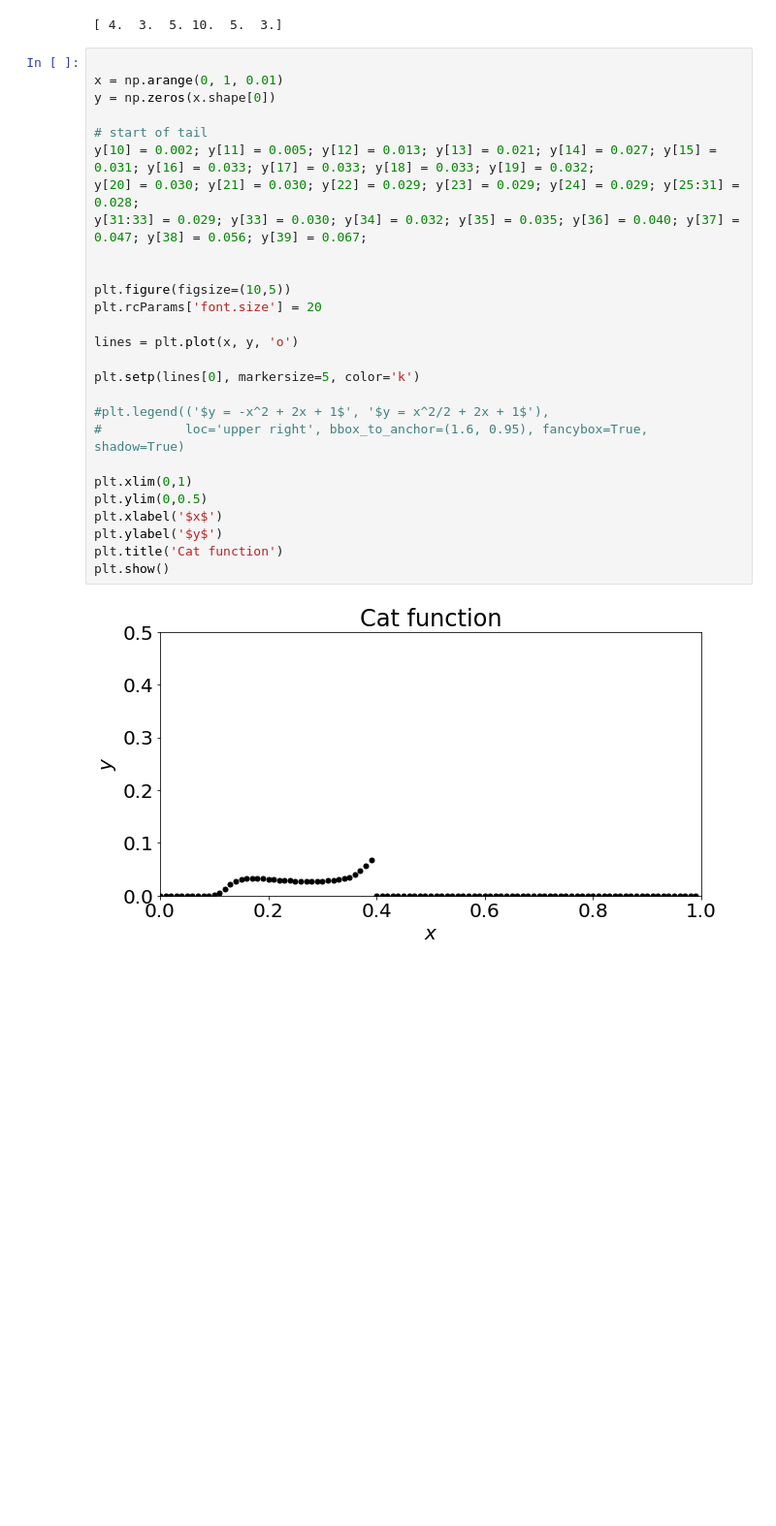
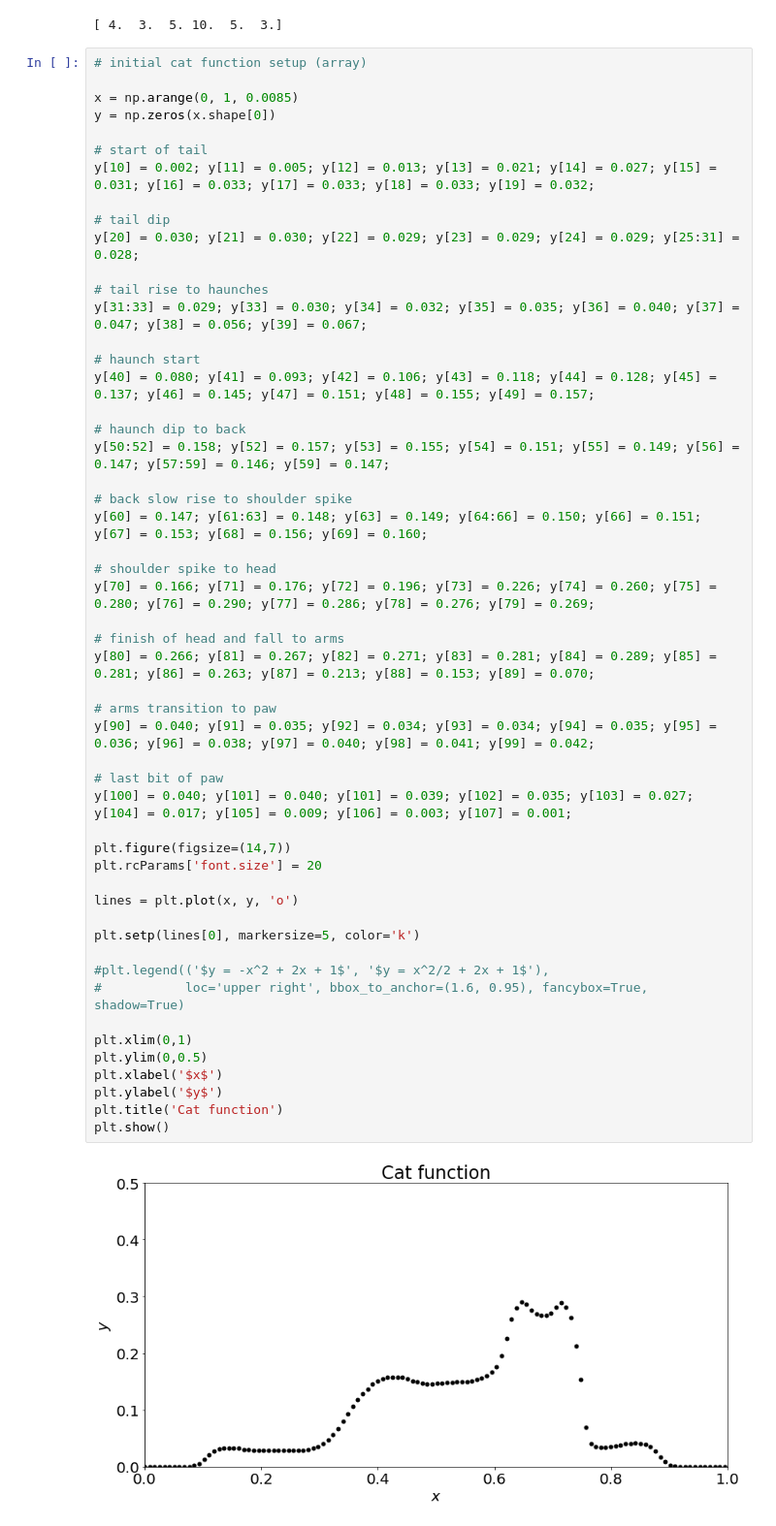
Before and after one commit to bradleypmartin/LinearAlgebraGeekout190405, a Jupyter notebook: 1D image compression.ipynb, the cells around one changed output. Shown: that part at 97% size. Drawn from its saved outputs; the diff is of its cells as text; blank space fills up the shorter version.

Commit message:
illustration of compression functions done

```diff
--- a/1D image compression.ipynb
+++ b/1D image compression.ipynb
@@ -17,31 +18,56 @@ print(array1recov)
 # %% [output]
 [ 4.  3.  5. 10.  5.  3.]
 # %%
+# initial cat function setup (array)
 
-x = np.arange(0, 1, 0.01)
+x = np.arange(0, 1, 0.0085)
 y = np.zeros(x.shape[0])
 
 # start of tail
 y[10] = 0.002; y[11] = 0.005; y[12] = 0.013; y[13] = 0.021; y[14] = 0.027; y[15] = 0.031; y[16] = 0.033; y[17] = 0.033; y[18] = 0.033; y[19] = 0.032;
+
+# tail dip
 y[20] = 0.030; y[21] = 0.030; y[22] = 0.029; y[23] = 0.029; y[24] = 0.029; y[25:31] = 0.028;
+
+# tail rise to haunches
 y[31:33] = 0.029; y[33] = 0.030; y[34] = 0.032; y[35] = 0.035; y[36] = 0.040; y[37] = 0.047; y[38] = 0.056; y[39] = 0.067;
 
+# haunch start
+y[40] = 0.080; y[41] = 0.093; y[42] = 0.106; y[43] = 0.118; y[44] = 0.128; y[45] = 0.137; y[46] = 0.145; y[47] = 0.151; y[48] = 0.155; y[49] = 0.157;
 
-plt.figure(figsize=(10,5))
+# haunch dip to back
+y[50:52] = 0.158; y[52] = 0.157; y[53] = 0.155; y[54] = 0.151; y[55] = 0.149; y[56] = 0.147; y[57:59] = 0.146; y[59] = 0.147;
+
+# back slow rise to shoulder spike
+y[60] = 0.147; y[61:63] = 0.148; y[63] = 0.149; y[64:66] = 0.150; y[66] = 0.151; y[67] = 0.153; y[68] = 0.156; y[69] = 0.160;
+
+# shoulder spike to head
+y[70] = 0.166; y[71] = 0.176; y[72] = 0.196; y[73] = 0.226; y[74] = 0.260; y[75] = 0.280; y[76] = 0.290; y[77] = 0.286; y[78] = 0.276; y[79] = 0.269;
+
+# finish of head and fall to arms
+y[80] = 0.266; y[81] = 0.267; y[82] = 0.271; y[83] = 0.281; y[84] = 0.289; y[85] = 0.281; y[86] = 0.263; y[87] = 0.213; y[88] = 0.153; y[89] = 0.070;
+
+# arms transition to paw
+y[90] = 0.040; y[91] = 0.035; y[92] = 0.034; y[93] = 0.034; y[94] = 0.035; y[95] = 0.036; y[96] = 0.038; y[97] = 0.040; y[98] = 0.041; y[99] = 0.042;
+
+# last bit of paw
+y[100] = 0.040; y[101] = 0.040; y[101] = 0.039; y[102] = 0.035; y[103] = 0.027; y[104] = 0.017; y[105] = 0.009; y[106] = 0.003; y[107] = 0.001;
+
+plt.figure(figsize=(14,7))
 plt.rcParams['font.size'] = 20
 
 lines = plt.plot(x, y, 'o')
 
 plt.setp(lines[0], markersize=5, color='k')
 
 #plt.legend(('$y = -x^2 + 2x + 1$', '$y = x^2/2 + 2x + 1$'),
 #           loc='upper right', bbox_to_anchor=(1.6, 0.95), fancybox=True, shadow=True)
 
 plt.xlim(0,1)
 plt.ylim(0,0.5)
 plt.xlabel('$x$')
 plt.ylabel('$y$')
 plt.title('Cat function')
 plt.show()
 # %% [output]
-[figure, old version]
+[figure, new version]
```
Also changed, not shown: parts of 4 cells of this notebook.
